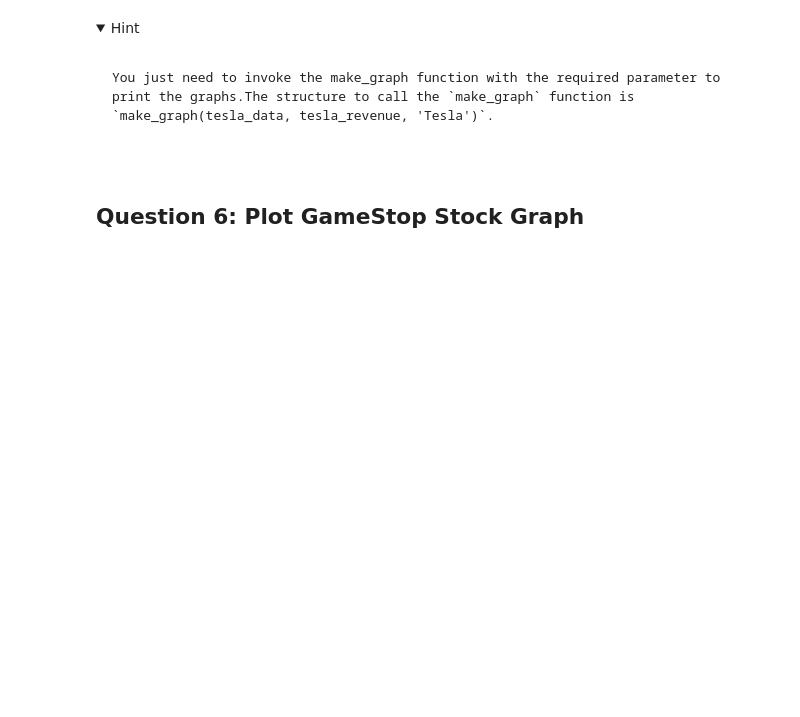
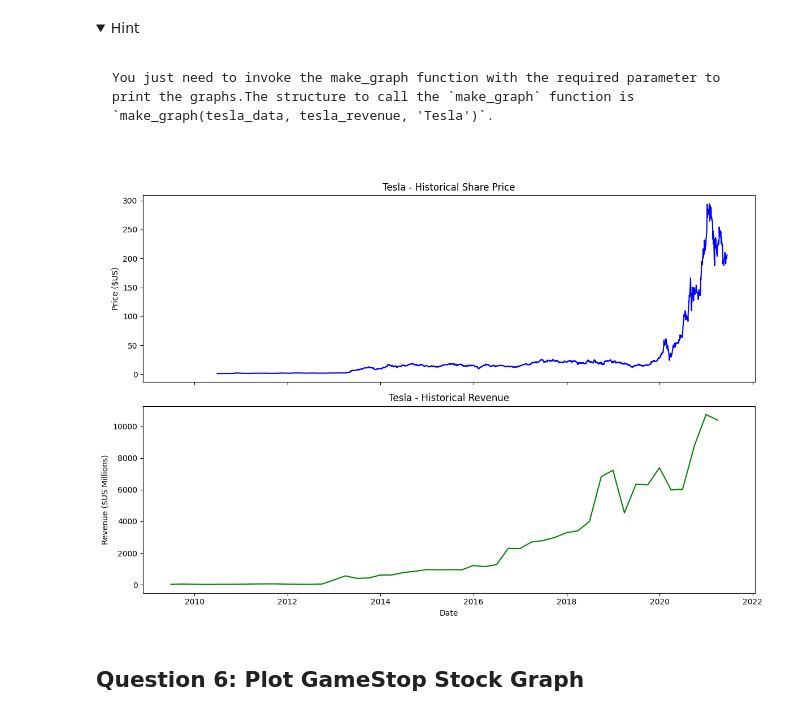
Before and after one commit to GreyMithrandir/CourseraHomework, a Jupyter notebook: Revenue Data and Building a Dashboard-v1.ipynb, the cells around one changed output. Saved outputs shown, nothing was run; the diff lists cells and outputs as text; code cells hidden in the pictures; folded sections open; blank space fills up the shorter version.

````diff
--- a/Revenue Data and Building a Dashboard-v1.ipynb
+++ b/Revenue Data and Building a Dashboard-v1.ipynb
@@ -406,6 +404,10 @@ You just need to invoke the make_graph function with the required parameter to p
 ```
 
 </details>
+# %%
+make_graph(tesla_data, tesla_revenue, 'Tesla')
+# %% [output]
+[figure, added]
 # %% [markdown]
 ## Question 6: Plot GameStop Stock Graph
 # %% [markdown]
````
Also changed, not shown: parts of 4 cells of this notebook.
